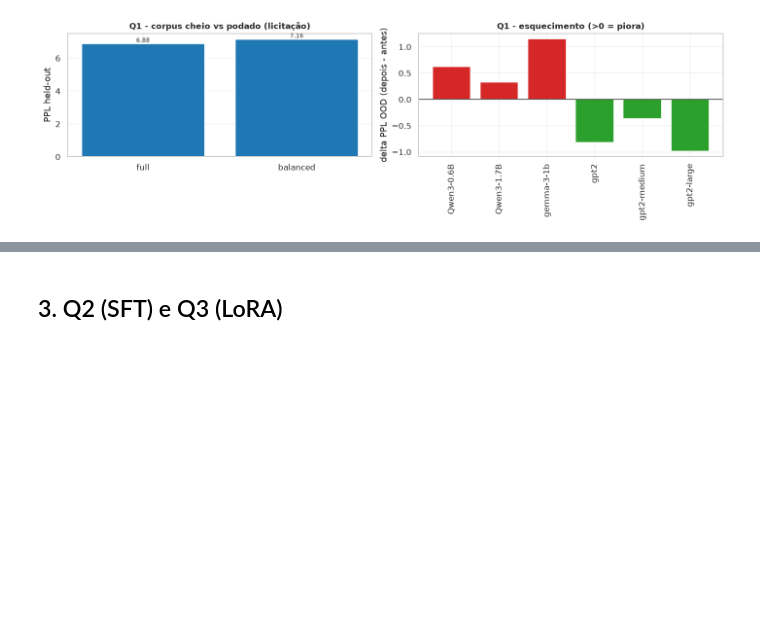
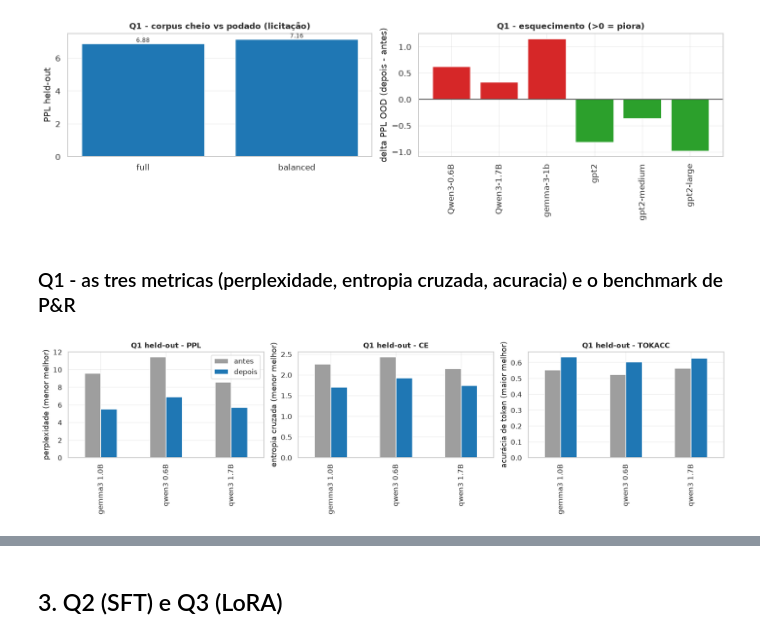
Before and after one commit to matheuskaiky/llm-finetuning, a Jupyter notebook: notebooks/graficos_resultados.ipynb, the cells around one changed output, grey strips where cells are left out. Drawn from its saved outputs; the diff is of its cells as text; code cells hidden in the pictures; blank space fills up the shorter version.

```diff
--- a/notebooks/graficos_resultados.ipynb
+++ b/notebooks/graficos_resultados.ipynb
@@ -250,3 +250,27 @@ else:
 plt.tight_layout(); plt.show()
 # %% [output]
 [figure]
+# %% [markdown]
+### Q1 - as tres metricas (perplexidade, entropia cruzada, acuracia) e o benchmark de P&R
+# %%
+# Q1 - as tres metricas exigidas no held-out, antes/depois (Qwen/Gemma, escada de tamanho)
+df = load("q1_base_vs_instruct.csv")
+if df is None: skip("q1_base_vs_instruct.csv")
+else:
+    d = df[(df.eval_set == "heldout") & (df.family.isin(["qwen3", "gemma3"]))
+           & (df.condition.isin(["antes", "depois"]))].copy()
+    d["lbl"] = d["family"] + " " + d["params"]
+    metrics = [("ppl", "perplexidade (menor melhor)"),
+               ("ce", "entropia cruzada (menor melhor)"),
+               ("tokacc", "acurácia de token (maior melhor)")]
+    fig, ax = plt.subplots(1, 3, figsize=(15, 4))
+    for k, (col, ylab) in enumerate(metrics):
+        piv = d.pivot_table(index="lbl", columns="condition", values=col, aggfunc="first")[["antes", "depois"]]
+        piv.plot(kind="bar", ax=ax[k], color=[C["antes"], C["depois"]], legend=False)
+        ax[k].set_ylabel(ylab); ax[k].set_xlabel("")
+        ax[k].set_title("Q1 held-out - " + col.upper())
+        ax[k].tick_params(axis="x", rotation=90)
+    ax[0].legend(["antes", "depois"])
+    plt.tight_layout(); plt.show()
+# %% [output]
+[figure, added]
```
Also changed, not shown: parts of 4 cells of this notebook, 1 other file.
